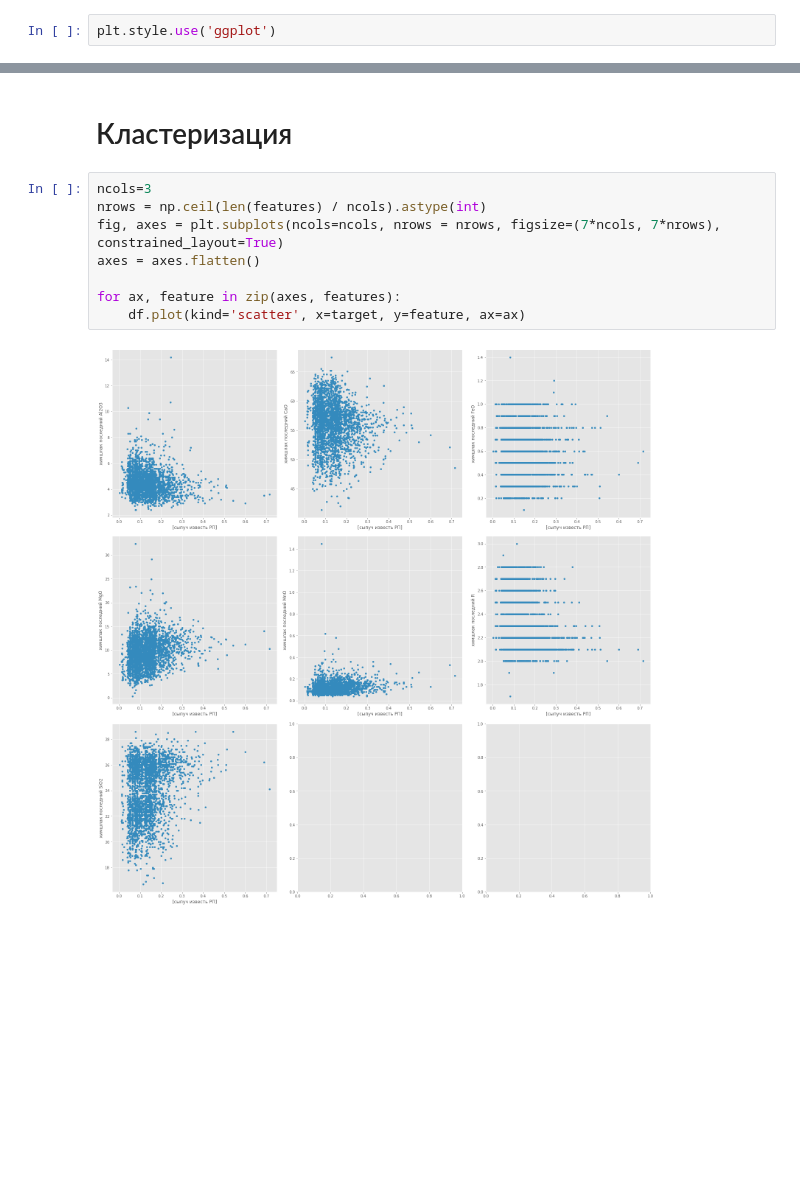
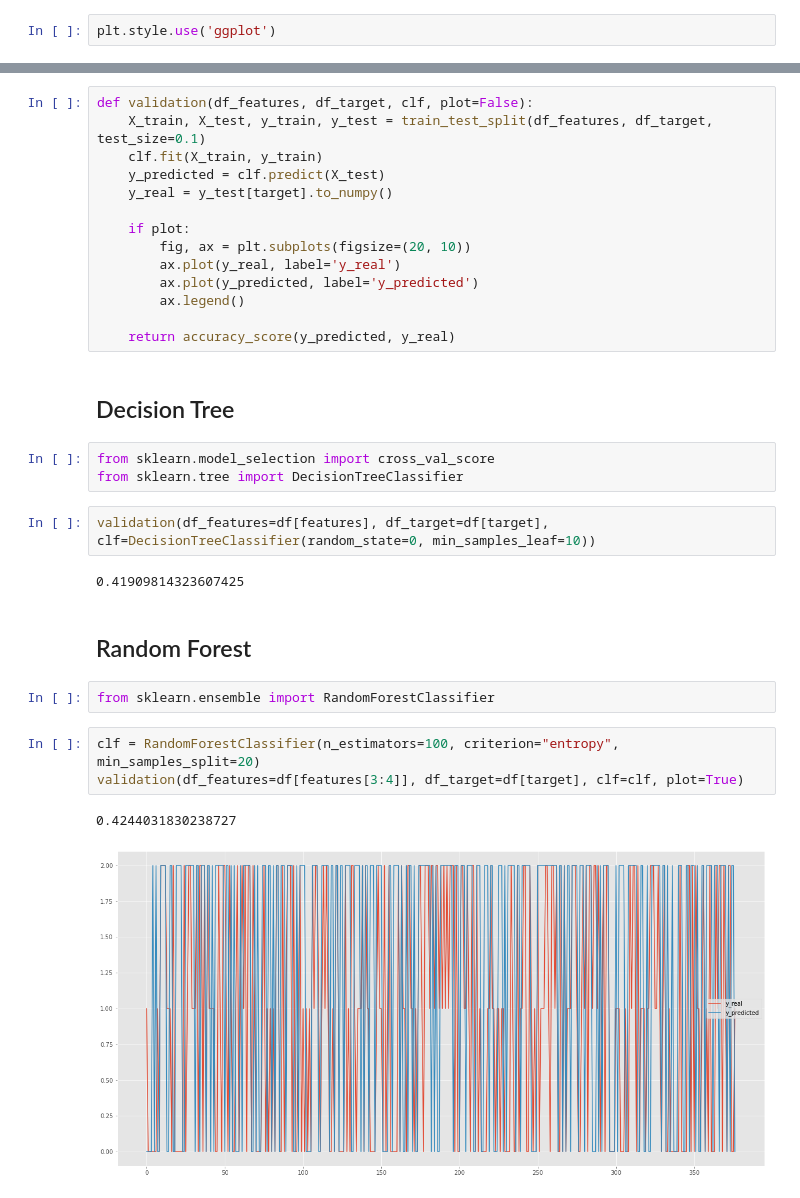
Before and after one commit to comptech-winter-school/steel-alloying, a Jupyter notebook: Khafizov/optimizationCaO_Anvar.ipynb, the cells around one changed output, grey strips where cells are left out. Cells and saved outputs as stored; diff of their text form; blank space fills up the shorter version.

```diff
--- a/Khafizov/optimizationCaO_Anvar.ipynb
+++ b/Khafizov/optimizationCaO_Anvar.ipynb
@@ -116,12 +122,33 @@ RMSE / mean(y_real)=0.411
-# %% [markdown]
-# Кластеризация
-# %%
-ncols=3
-nrows = np.ceil(len(features) / ncols).astype(int)
-fig, axes = plt.subplots(ncols=ncols, nrows = nrows, figsize=(7*ncols, 7*nrows), constrained_layout=True)
-axes = axes.flatten()
-
-for ax, feature in zip(axes, features):
-    df.plot(kind='scatter', x=target, y=feature, ax=ax)
-# %% [output]
-[figure, removed]
+# %%
+def validation(df_features, df_target, clf, plot=False):
+    X_train, X_test, y_train, y_test = train_test_split(df_features, df_target, test_size=0.1)
+    clf.fit(X_train, y_train)
+    y_predicted = clf.predict(X_test)
+    y_real = y_test[target].to_numpy()
+
+    if plot:
+        fig, ax = plt.subplots(figsize=(20, 10))
+        ax.plot(y_real, label='y_real')
+        ax.plot(y_predicted, label='y_predicted')
+        ax.legend()
+
+    return accuracy_score(y_predicted, y_real)
+# %% [markdown]
+## Decision Tree
+# %%
+from sklearn.model_selection import cross_val_score
+from sklearn.tree import DecisionTreeClassifier
+# %%
+validation(df_features=df[features], df_target=df[target], clf=DecisionTreeClassifier(random_state=0, min_samples_leaf=10))
+# %% [output]
+0.41909814323607425
+# %% [markdown]
+## Random Forest
+# %%
+from sklearn.ensemble import RandomForestClassifier
+# %%
+clf = RandomForestClassifier(n_estimators=100, criterion="entropy", min_samples_split=20)
+validation(df_features=df[features[3:4]], df_target=df[target], clf=clf, plot=True)
+# %% [output]
+0.4244031830238727
+[figure, added]
```
Also changed, not shown: parts of 22 cells of this notebook.
